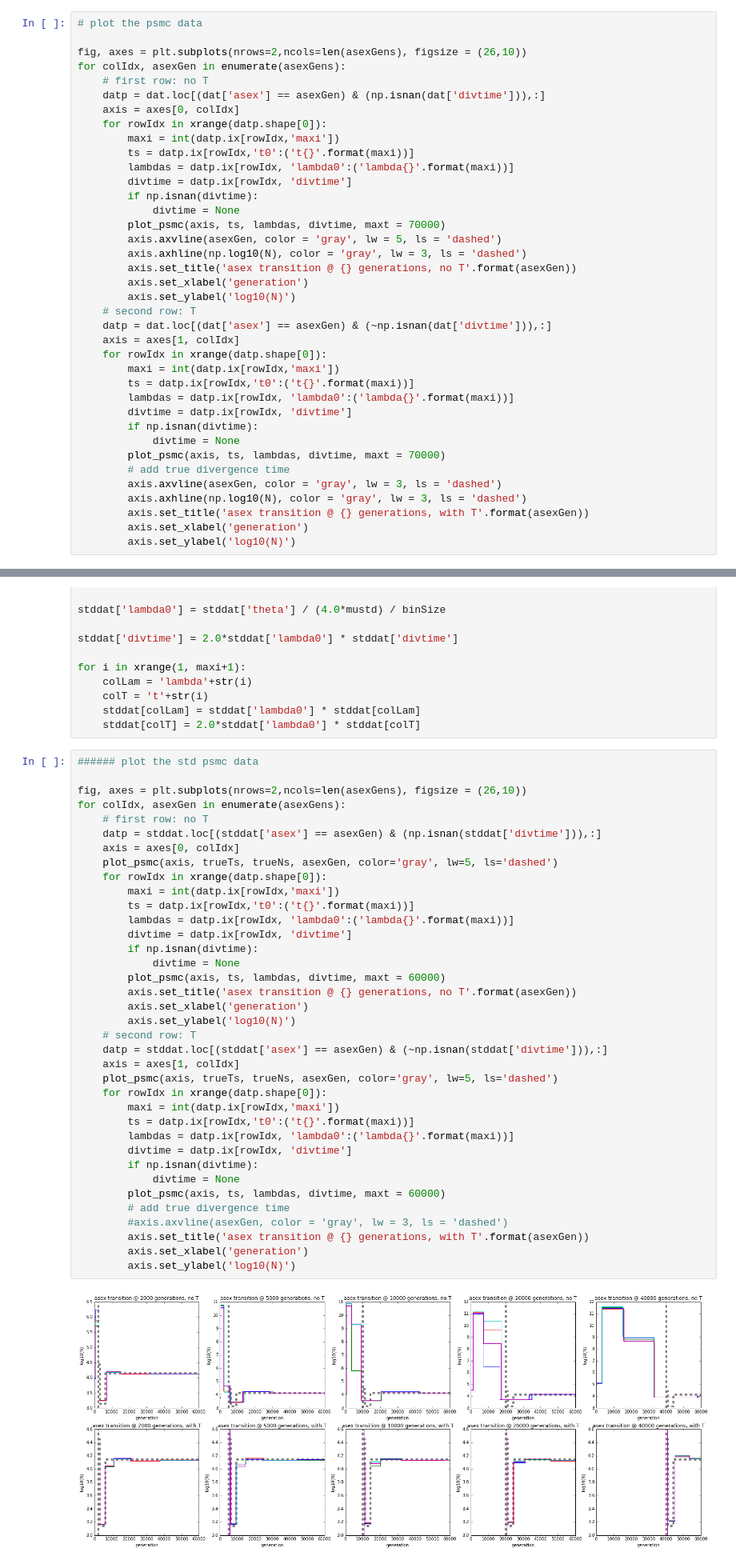
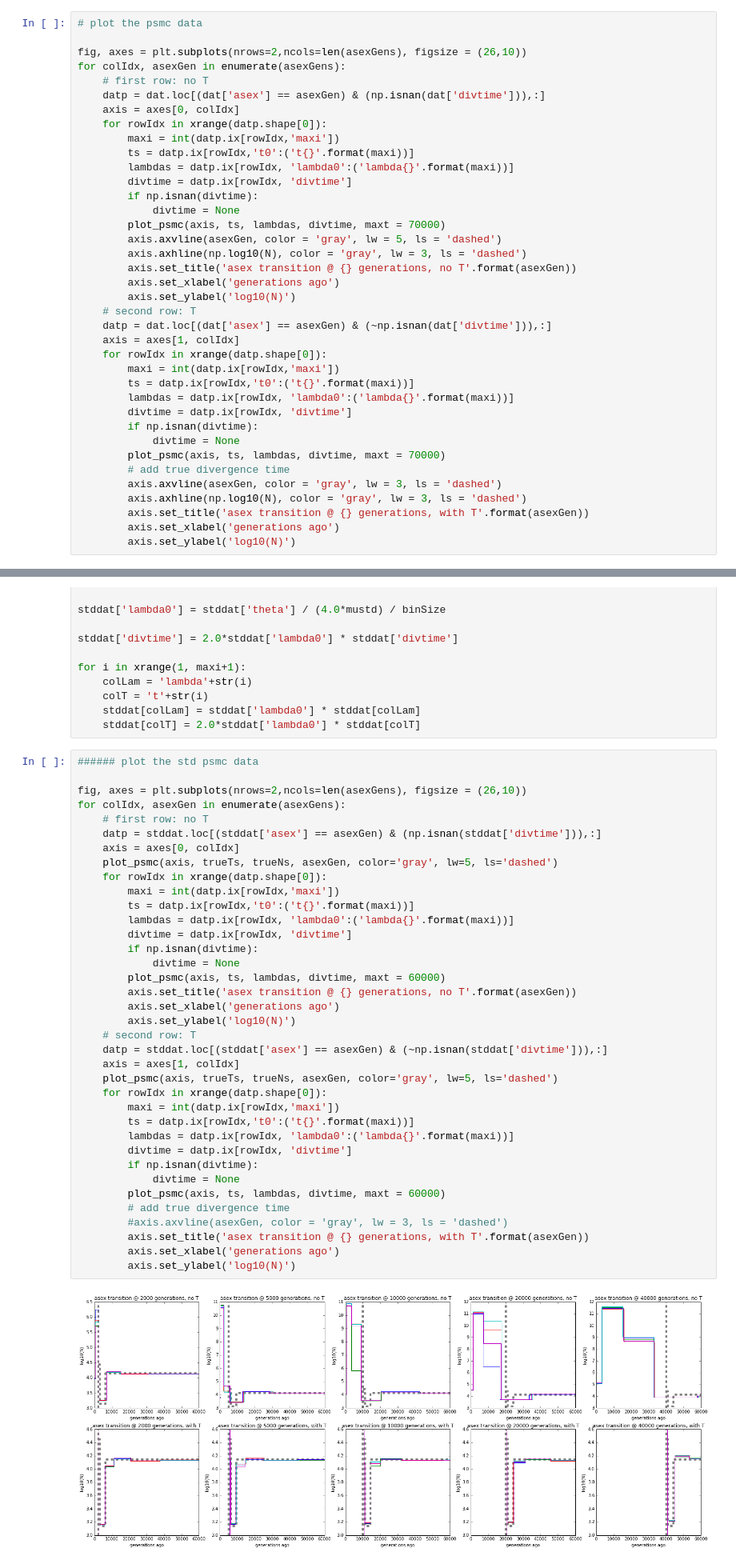
Before and after one commit to ammodramus/tsmc, a Jupyter notebook: snail_sims.ipynb, the cells around one changed output, grey strips where cells are left out. Shown at 80% size. Saved outputs shown, nothing was run; the diff lists cells and outputs as text.

```diff
--- a/snail_sims.ipynb
+++ b/snail_sims.ipynb
@@ -212,7 +212,7 @@ for colIdx, asexGen in enumerate(asexGens):
         axis.axvline(asexGen, color = 'gray', lw = 5, ls = 'dashed')
         axis.axhline(np.log10(N), color = 'gray', lw = 3, ls = 'dashed')
         axis.set_title('asex transition @ {} generations, no T'.format(asexGen))
-        axis.set_xlabel('generation')
+        axis.set_xlabel('generations ago')
         axis.set_ylabel('log10(N)')
     # second row: T
     datp = dat.loc[(dat['asex'] == asexGen) & (~np.isnan(dat['divtime'])),:]
@@ -229,6 +229,6 @@ for colIdx, asexGen in enumerate(asexGens):
         axis.axvline(asexGen, color = 'gray', lw = 3, ls = 'dashed')
         axis.axhline(np.log10(N), color = 'gray', lw = 3, ls = 'dashed')
         axis.set_title('asex transition @ {} generations, with T'.format(asexGen))
-        axis.set_xlabel('generation')
+        axis.set_xlabel('generations ago')
         axis.set_ylabel('log10(N)')
 # %% [output]
@@ -435,36 +435,36 @@ for colIdx, asexGen in enumerate(asexGens):
     datp = stddat.loc[(stddat['asex'] == asexGen) & (np.isnan(stddat['divtime'])),:]
     axis = axes[0, colIdx]
     plot_psmc(axis, trueTs, trueNs, asexGen, color='gray', lw=5, ls='dashed')
     for rowIdx in xrange(datp.shape[0]):
         maxi = int(datp.ix[rowIdx,'maxi'])
         ts = datp.ix[rowIdx,'t0':('t{}'.format(maxi))]
         lambdas = datp.ix[rowIdx, 'lambda0':('lambda{}'.format(maxi))]
         divtime = datp.ix[rowIdx, 'divtime']
         if np.isnan(divtime):
             divtime = None
         plot_psmc(axis, ts, lambdas, divtime, maxt = 60000)
         axis.set_title('asex transition @ {} generations, no T'.format(asexGen))
-        axis.set_xlabel('generation')
+        axis.set_xlabel('generations ago')
         axis.set_ylabel('log10(N)')
     # second row: T
     datp = stddat.loc[(stddat['asex'] == asexGen) & (~np.isnan(stddat['divtime'])),:]
     axis = axes[1, colIdx]
     plot_psmc(axis, trueTs, trueNs, asexGen, color='gray', lw=5, ls='dashed')
     for rowIdx in xrange(datp.shape[0]):
         maxi = int(datp.ix[rowIdx,'maxi'])
         ts = datp.ix[rowIdx,'t0':('t{}'.format(maxi))]
         lambdas = datp.ix[rowIdx, 'lambda0':('lambda{}'.format(maxi))]
         divtime = datp.ix[rowIdx, 'divtime']
         if np.isnan(divtime):
             divtime = None
         plot_psmc(axis, ts, lambdas, divtime, maxt = 60000)
         # add true divergence time
         #axis.axvline(asexGen, color = 'gray', lw = 3, ls = 'dashed')
         axis.set_title('asex transition @ {} generations, with T'.format(asexGen))
-        axis.set_xlabel('generation')
+        axis.set_xlabel('generations ago')
         axis.set_ylabel('log10(N)')
 # %% [output]
-[figure, old version]
+[figure, new version]
 # %% [markdown]
 **Figure description:** Divergence time and demographic inference from simulated diploid asexual genome data. The demographic history (i.e., historical population size trajectory) of the sexual ancestor is the "standard" PSMC simulation described above, shown with the dashed gray line. Each column shows results of a diploid asexual lineage that transitioned from a diploid sexual ancestor at some point in the past, which increases moving from the first to last column. This transition time is marked with a vertical dashed gray line.
 
```
Also changed, not shown: parts of 35 cells of this notebook.
